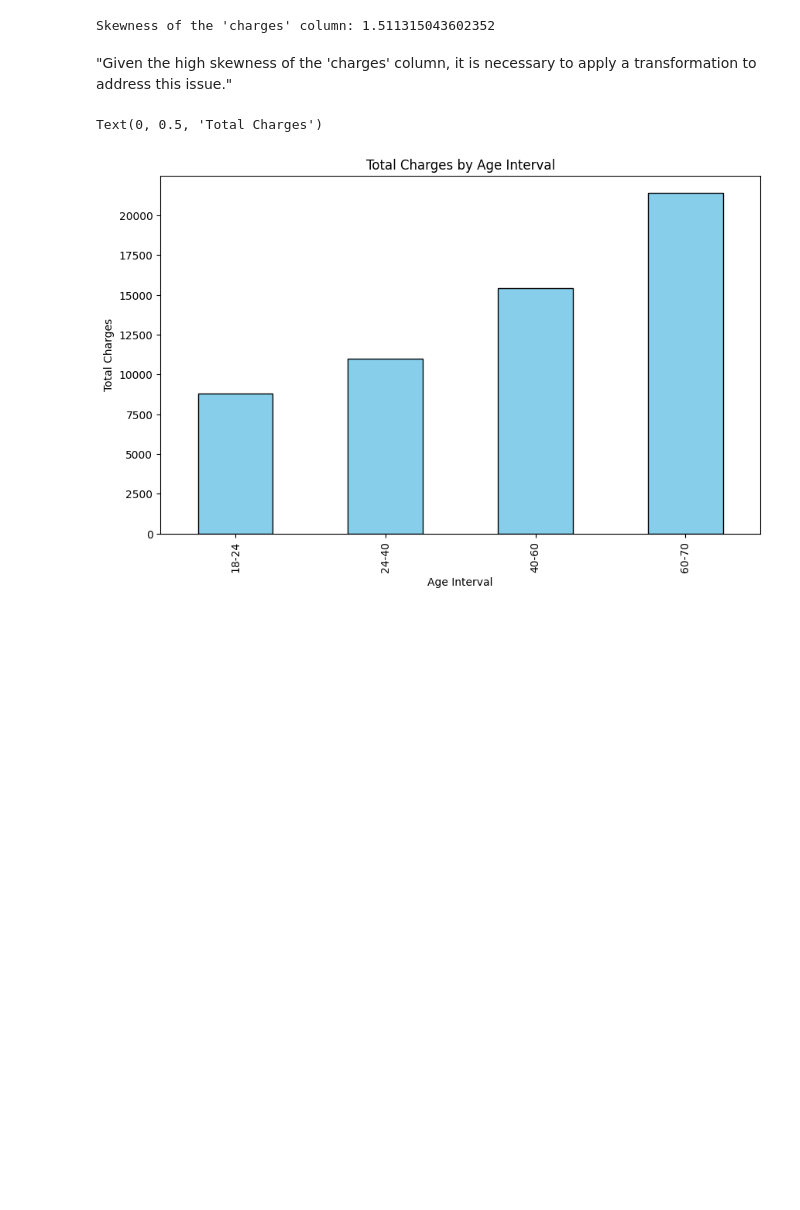
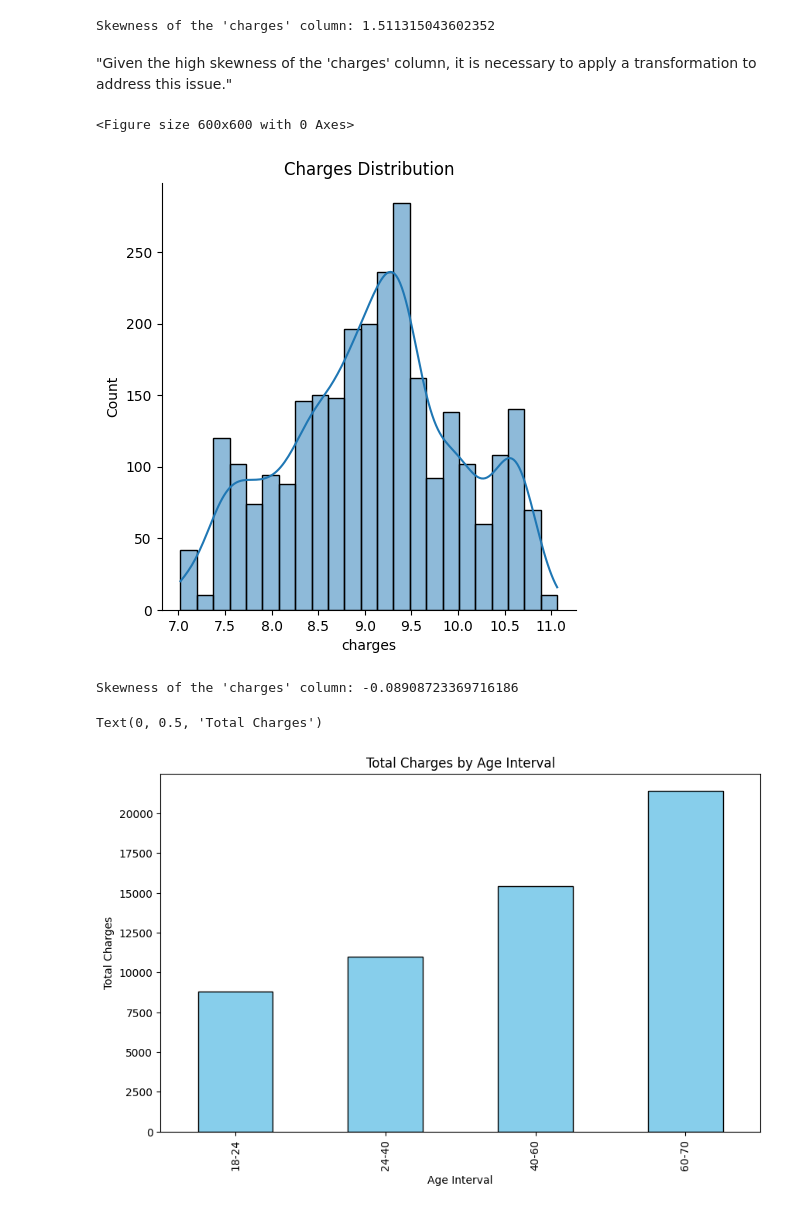
Before and after one commit to harnaiksahni1024/Medicalinsuranceprediction, a Jupyter notebook: eda_model.ipynb, the cells around one changed output. Cells and saved outputs as stored; diff of their text form; code cells hidden in the pictures; blank space fills up the shorter version.

```diff
--- a/eda_model.ipynb
+++ b/eda_model.ipynb
@@ -190,6 +190,18 @@ print("Skewness of the 'charges' column:", charges_skewness)
 Skewness of the 'charges' column: 1.511315043602352
 # %% [markdown]
 "Given the high skewness of the 'charges' column, it is necessary to apply a transformation to address this issue."
+# %%
+plt.figure(figsize=(6,6))
+sns.displot(np.log(df['charges']),kde=True)
+plt.title('Charges Distribution')
+plt.show()
+charges_skewness = np.log(df['charges']).skew()
+
+print("Skewness of the 'charges' column:", charges_skewness)
+# %% [output]
+<Figure size 600x600 with 0 Axes>
+[figure, added]
+Skewness of the 'charges' column: -0.08908723369716186
 # %%
 bins = [18,24,40, 60, 70]
 labels = ['18-24', '24-40','40-60', '60-70']
```
Also changed, not shown: parts of 26 cells of this notebook, 8 other files.
